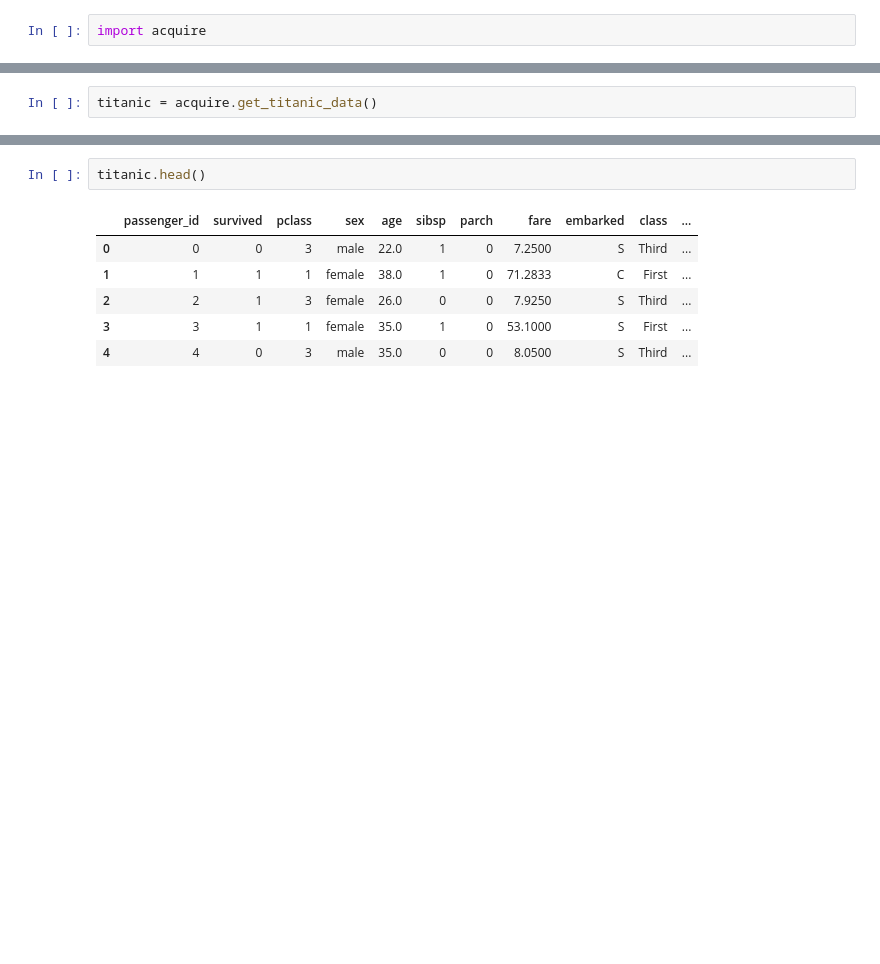
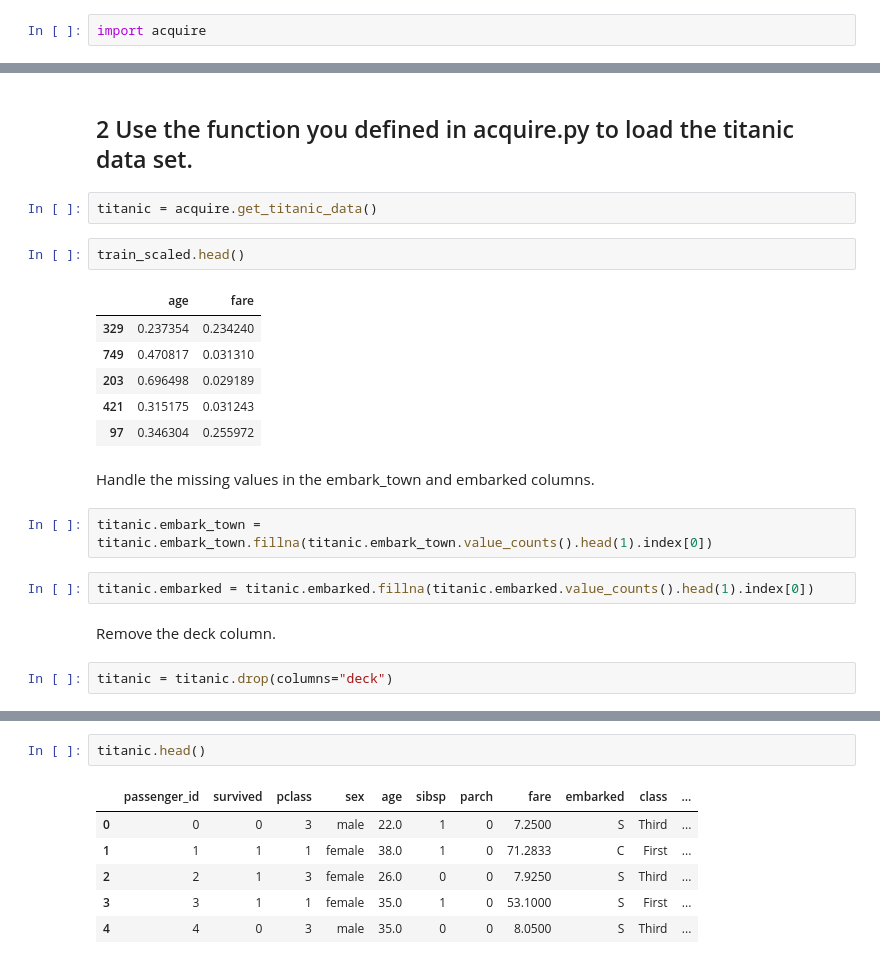
Before and after one commit to guedanie/ds-methodologies-exercises, a Jupyter notebook: classification/classification_exercises.ipynb, the cells around one changed output, grey strips where cells are left out. Drawn from its saved outputs; the diff is of its cells as text; blank space fills up the shorter version.

```diff
--- a/classification/classification_exercises.ipynb
+++ b/classification/classification_exercises.ipynb
@@ -213,2 +285,23 @@ import acquire
+# %% [markdown]
+## 2 Use the function you defined in acquire.py to load the titanic data set.
 # %%
 titanic = acquire.get_titanic_data()
+# %%
+train_scaled.head()
+# %% [output]
+|  | age | fare |
+| 329 | 0.237354 | 0.234240 |
+| 749 | 0.470817 | 0.031310 |
+| 203 | 0.696498 | 0.029189 |
+| 421 | 0.315175 | 0.031243 |
+| 97 | 0.346304 | 0.255972 |
+# %% [markdown]
+Handle the missing values in the embark_town and embarked columns.
+# %%
+titanic.embark_town = titanic.embark_town.fillna(titanic.embark_town.value_counts().head(1).index[0])
+# %%
+titanic.embarked = titanic.embarked.fillna(titanic.embarked.value_counts().head(1).index[0])
+# %% [markdown]
+Remove the deck column.
+# %%
+titanic = titanic.drop(columns="deck")
```
Also changed, not shown: parts of 31 cells of this notebook.
